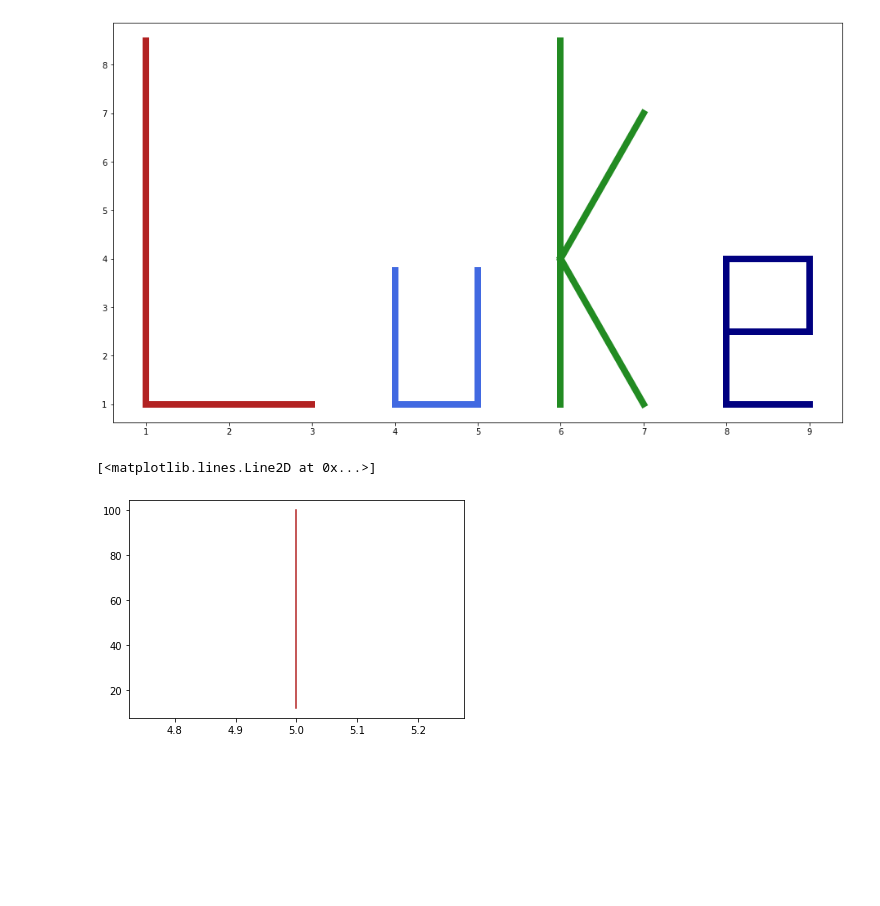
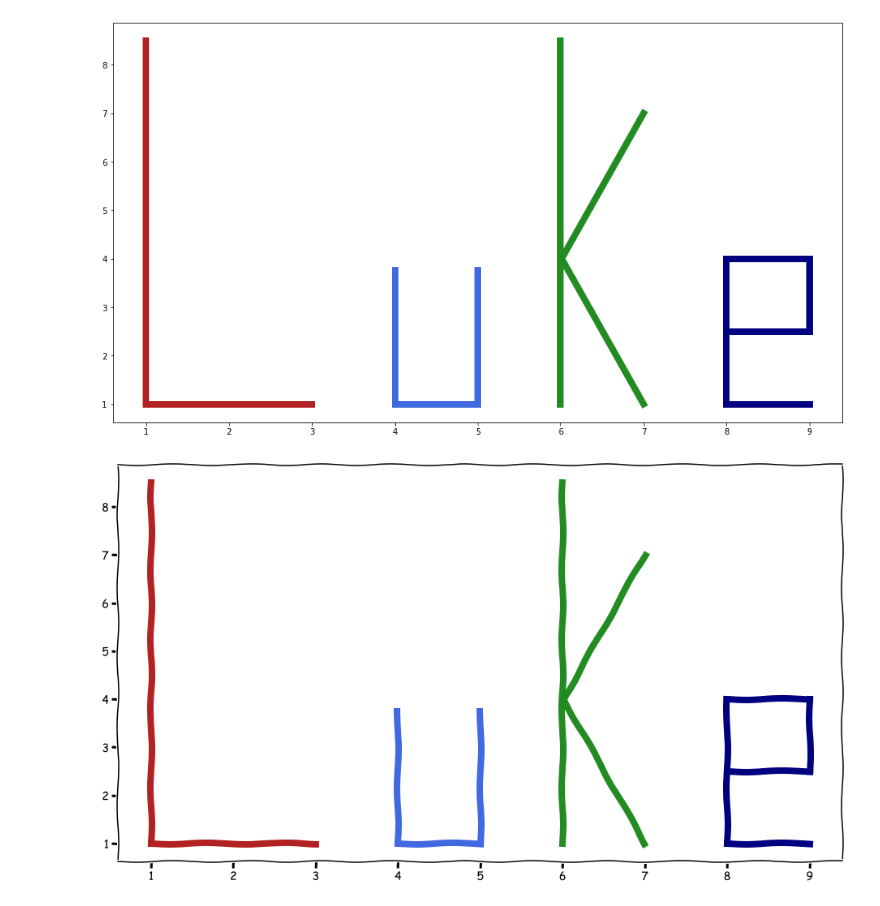
Before and after one commit to lukewbecker/numpy-pandas-visualization-exercises, a Jupyter notebook: big_o_notation.ipynb, the cells around one changed output. Cells and saved outputs as stored; diff of their text form; code cells hidden in the pictures; blank space fills up the shorter version.

Commit message:
added xkcd style to charts

```diff
--- a/big_o_notation.ipynb
+++ b/big_o_notation.ipynb
@@ -190,10 +190,36 @@ plt.plot([8, 9], [2.5, 2.5], c = 'navy', linewidth = 8)
 plt.show()
 # %% [output]
 [figure]
-# %%
-plt.plot([2,2], [100, 12], c='firebrick')
-plt.plot([2,1], [100, 12], c='firebrick')
-plt.plot([2,2], [100, 12], c='firebrick')
-# %% [output]
-[<matplotlib.lines.Line2D at 0x...>]
-[figure, removed]
+# %%
+# My name in xkcd style:
+
+with plt.xkcd():
+
+    plt.figure(figsize=(16, 9))
+
+    # Plotting the L
+    plt.plot([1, 1], [1, 8.5], c = 'firebrick', linewidth = 8)
+    plt.plot([1, 3], [1, 1], c ='firebrick', linewidth = 8)
+
+    # Space between L and u is one number: x == 3
+
+    # Plotting the u
+    plt.plot([4, 5], [1, 1], c ='royalblue', linewidth = 8)
+    plt.plot([4, 4], [1, 3.75], c='royalblue', linewidth = 8)
+    plt.plot([5, 5], [1, 3.75], c = 'royalblue', linewidth = 8)
+
+    # Plotting the k
+    plt.plot([6, 6], [1, 8.5], c = 'forestgreen', linewidth = 8)
+    plt.plot([6.012, 7], [4, 7], c = 'forestgreen', linewidth = 8)
+    plt.plot([6.012, 7], [4, 1], c = 'forestgreen', linewidth = 8)
+
+    # Plotting the e
+    plt.plot([8, 9], [4, 4], c = 'navy', linewidth = 8)
+    plt.plot([8, 8], [1, 4], c = 'navy', linewidth = 8)
+    plt.plot([8, 9], [1, 1], c = 'navy', linewidth = 8)
+    plt.plot([9, 9], [4, 2.5], c = 'navy', linewidth = 8)
+    plt.plot([8, 9], [2.5, 2.5], c = 'navy', linewidth = 8)
+
+plt.show()
+# %% [output]
+[figure, added]
```
Also changed, not shown: parts of 4 cells of this notebook.
